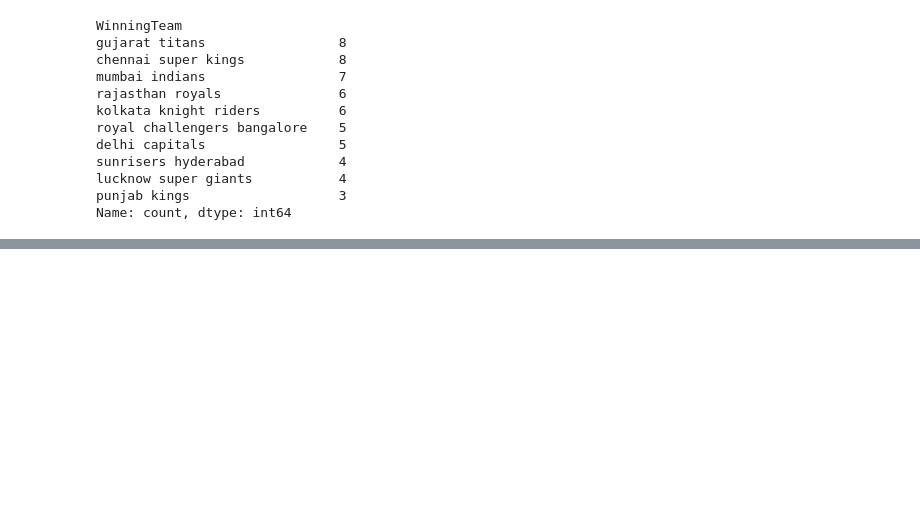
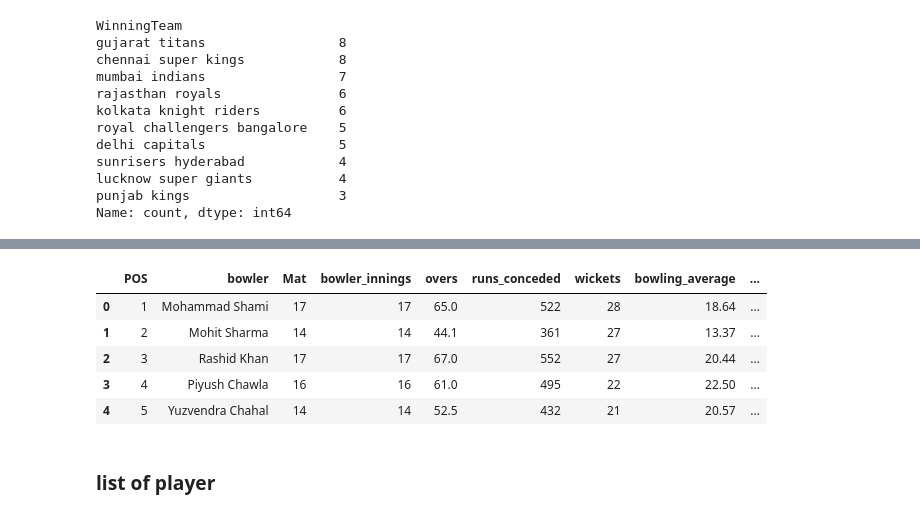
Before and after one commit to patrickevans29/ipl_prediction_model, a Jupyter notebook: notebooks/dataframe2023.ipynb, the cells around one changed output, grey strips where cells are left out. Drawn from its saved outputs; the diff is of its cells as text; code cells hidden in the pictures; blank space fills up the shorter version.

Commit message:
creation of players list

```diff
--- a/notebooks/dataframe2023.ipynb
+++ b/notebooks/dataframe2023.ipynb
@@ -437,0 +451,13 @@ df_2.to_csv('../raw_data/data2023.csv')
+# %%
+df_bowler =  pd.read_csv('/home/thibault/code/patrickevans29/ipl_prediction_model/raw_data/bowler_data_2023.csv')
+# %%
+df_bowler.head()
+# %% [output]
+|  | POS | bowler | Mat | bowler_innings | overs | runs_conceded | wickets | bowling_average | ... |
+| 0 | 1 | Mohammad Shami | 17 | 17 | 65.0 | 522 | 28 | 18.64 | ... |
+| 1 | 2 | Mohit Sharma | 14 | 14 | 44.1 | 361 | 27 | 13.37 | ... |
+| 2 | 3 | Rashid Khan | 17 | 17 | 67.0 | 552 | 27 | 20.44 | ... |
+| 3 | 4 | Piyush Chawla | 16 | 16 | 61.0 | 495 | 22 | 22.50 | ... |
+| 4 | 5 | Yuzvendra Chahal | 14 | 14 | 52.5 | 432 | 21 | 20.57 | ... |
+# %% [markdown]
+### list of player
```
Also changed, not shown: parts of 14 cells of this notebook.
